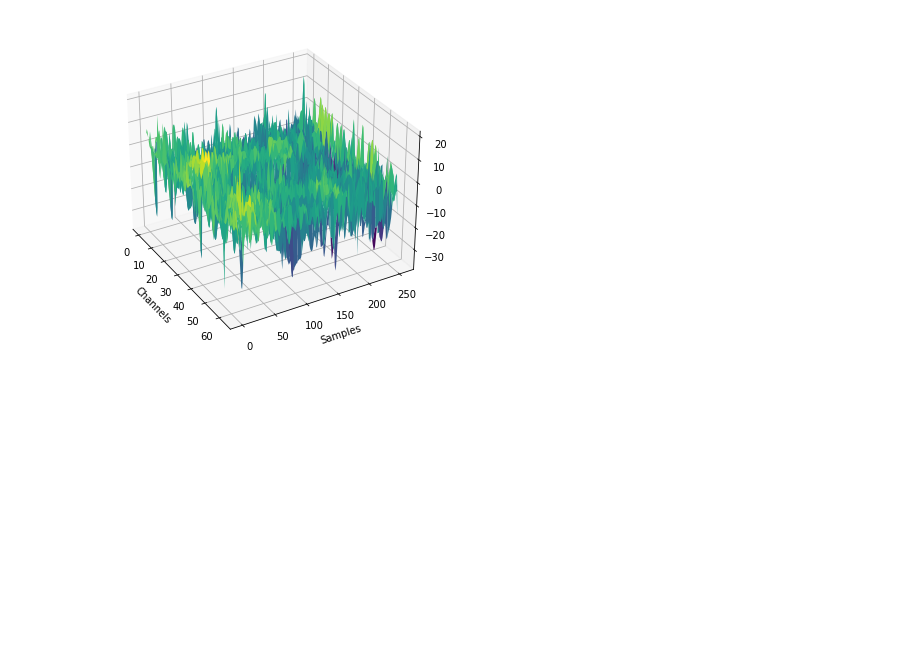
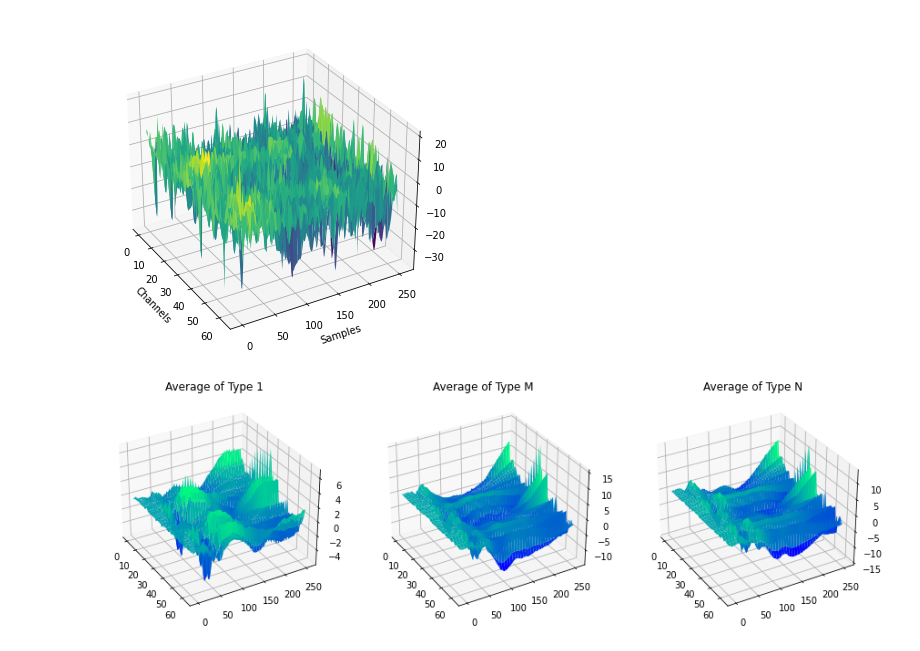
Before and after one commit to lnadi17/eeg-data-analysis, a Jupyter notebook: small-dataset/small-dataset-test.ipynb, the cells around one changed output. Saved outputs shown, nothing was run; the diff lists cells and outputs as text; code cells hidden in the pictures; blank space fills up the shorter version.

Commit message:
Add new plots to notebook

```diff
--- a/small-dataset/small-dataset-test.ipynb
+++ b/small-dataset/small-dataset-test.ipynb
@@ -280,3 +281,59 @@ full_dataset_path = '../full-dataset'
 # pickle.dump(all_data, bz2.BZ2File('compressed.pickle', 'wb'))
 # %%
 all_data = pickle.load(bz2.BZ2File('compressed.pickle', 'rb'))
+# %%
+list_1 = [i[0] for i in filter(lambda x: x[1]['match'] == '1', all_data)]
+list_m = [i[0] for i in filter(lambda x: x[1]['match'] == 'M', all_data)]
+list_n = [i[0] for i in filter(lambda x: x[1]['match'] == 'N', all_data)]
+list_alc = [i[0] for i in filter(lambda x: x[1]['type'] == 'Alcoholic', all_data)]
+list_nonalc = [i[0] for i in filter(lambda x: x[1]['type'] != 'Alcoholic', all_data)]
+# %%
+def average(signals):
+    return np.mean(signals, axis=0)
+
+def median(signals):
+    return np.median(signals, axis=0)
+# %%
+fig = plt.figure(figsize=(15, 10))
+
+ax1 = fig.add_subplot(2, 3, 1, projection='3d')
+ax2 = fig.add_subplot(2, 3, 2, projection='3d')
+ax3 = fig.add_subplot(2, 3, 3, projection='3d')
+
+# ax4 = fig.add_subplot(2, 3, 4, projection='3d')
+# ax5 = fig.add_subplot(2, 3, 5, projection='3d')
+# ax6 = fig.add_subplot(2, 3, 6, projection='3d')
+
+X, Y, Z = get_xyz(average(list_1))
+ax1.plot_surface(X, Y, Z, cmap=cm.winter, antialiased=True)
+ax1.set_title('Average of Type 1')
+ax1.view_init(30, -30)
+
+X, Y, Z = get_xyz(average(list_m))
+ax2.plot_surface(X, Y, Z, cmap=cm.winter, antialiased=True)
+ax2.set_title('Average of Type M')
+ax2.view_init(30, -30)
+
+X, Y, Z = get_xyz(average(list_n))
+ax3.plot_surface(X, Y, Z, cmap=cm.winter, antialiased=True)
+ax3.set_title('Average of Type N')
+ax3.view_init(30, -30)
+
+# X, Y, Z = get_xyz(median(list_1))
+# ax4.plot_surface(X, Y, Z, cmap=cm.winter, antialiased=True)
+# ax4.set_title('Median of Type 1')
+# ax4.view_init(30, -30)
+
+# X, Y, Z = get_xyz(median(list_m))
+# ax5.plot_surface(X, Y, Z, cmap=cm.winter, antialiased=True)
+# ax5.set_title('Median of Type M')
+# ax5.view_init(30, -30)
+
+# X, Y, Z = get_xyz(median(list_n))
+# ax6.plot_surface(X, Y, Z, cmap=cm.winter, antialiased=True)
+# ax6.set_title('Median of Type N')
+# ax6.view_init(30, -30)
+
+plt.show()
+# %% [output]
+[figure, added]
```
Also changed, not shown: parts of 19 cells of this notebook.
